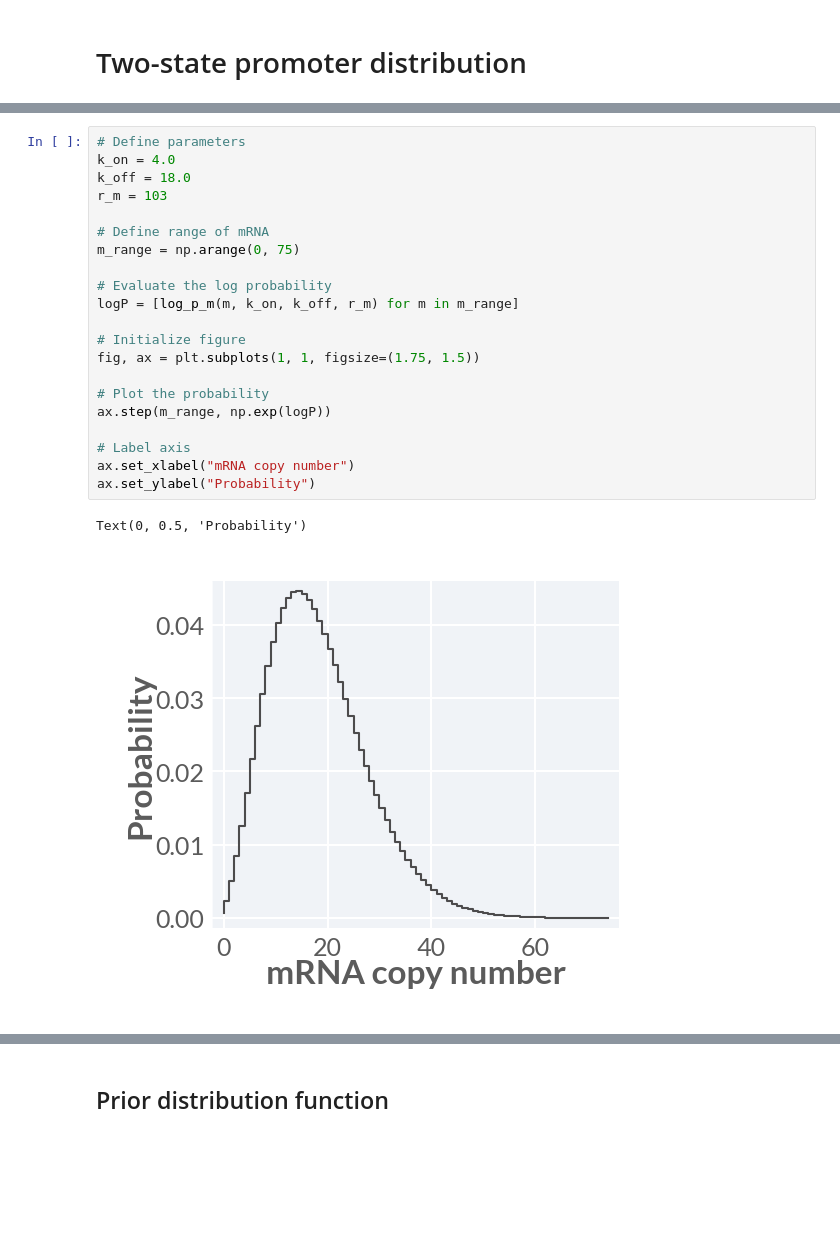
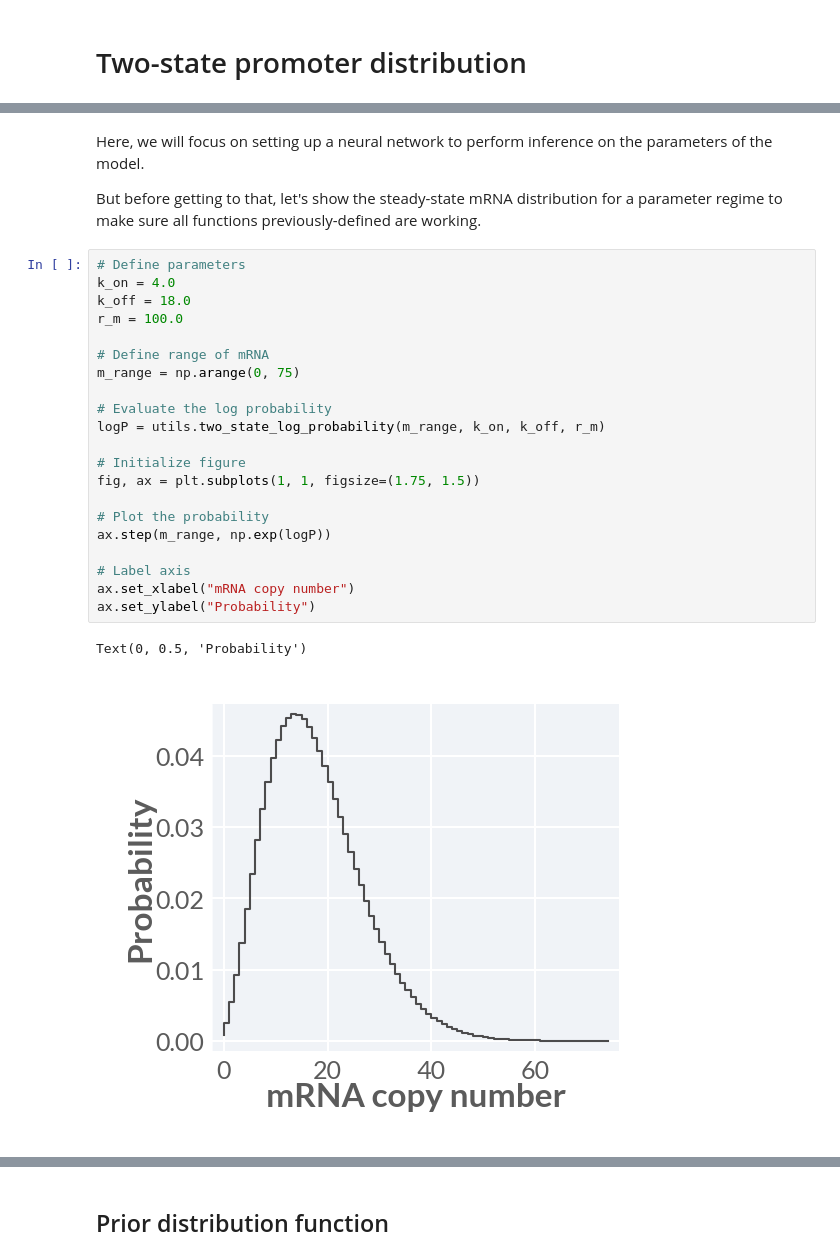
Before and after one commit to mrazomej/scribe, a Jupyter notebook: sandbox/two-state_bayesflow.ipynb, the cells around one changed output, grey strips where cells are left out. Drawn from its saved outputs; the diff is of its cells as text; blank space fills up the shorter version.

```diff
--- a/sandbox/two-state_bayesflow.ipynb
+++ b/sandbox/two-state_bayesflow.ipynb
@@ -68,24 +88,33 @@ Let's look at an example distribution.
+# %% [markdown]
+
+
+Here, we will focus
+on setting up a neural network to perform inference on the parameters of the
+model.
+
+But before getting to that, let's show the steady-state mRNA distribution for
+a parameter regime to make sure all functions previously-defined are working.
 # %%
 # Define parameters
 k_on = 4.0
 k_off = 18.0
-r_m = 103
+r_m = 100.0
 
 # Define range of mRNA
 m_range = np.arange(0, 75)
 
 # Evaluate the log probability
-logP = [log_p_m(m, k_on, k_off, r_m) for m in m_range]
+logP = utils.two_state_log_probability(m_range, k_on, k_off, r_m)
 
 # Initialize figure
 fig, ax = plt.subplots(1, 1, figsize=(1.75, 1.5))
 
 # Plot the probability
 ax.step(m_range, np.exp(logP))
 
 # Label axis
 ax.set_xlabel("mRNA copy number")
 ax.set_ylabel("Probability")
 # %% [output]
 Text(0, 0.5, 'Probability')
-[figure, old version]
+[figure, new version]
```
Also changed, not shown: parts of 47 cells of this notebook.
